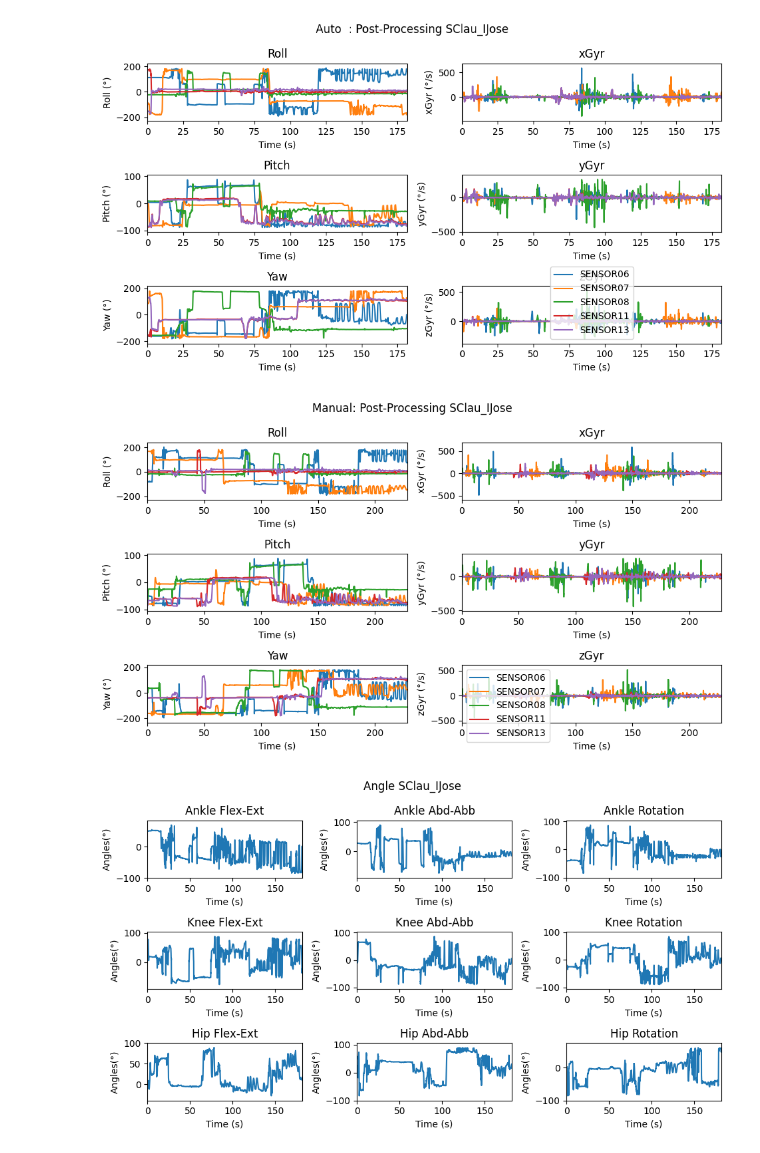
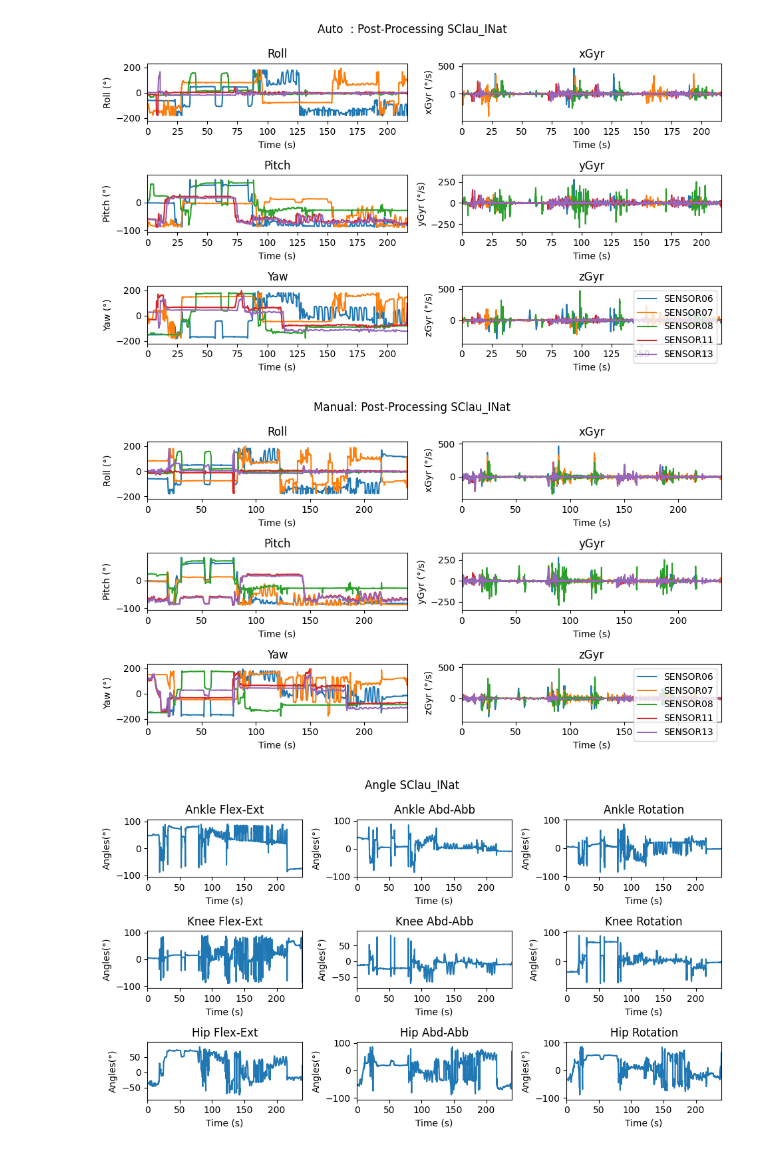
Before and after one commit to TEC-CIMB/SAM-Processing, a Jupyter notebook: Manual_Sync.ipynb, the cells around one changed output. Cells and saved outputs as stored; diff of their text form; code cells hidden in the pictures.

```diff
--- a/Manual_Sync.ipynb
+++ b/Manual_Sync.ipynb
@@ -4,8 +4,8 @@ from Load_Files import Load_Files
 from Processing import Change_Range, Plot_Data, Resample, Same_size, Set_Data, Syncronize,timeMove, Plot_Ang
 import copy
 # %%
-test= 'SClau_IJose'
-dia = 'Dia_2'
+test= 'SClau_INat'
+dia = 'Dia_1'
 leg= 'r'
 dir= "./2022_10_18/"+dia+'/'+test+'/'
 
@@ -23,23 +23,14 @@ data_m = copy.deepcopy(data)
 
 data_a= Syncronize(data)
 n = list(data_m.keys())
-#if test == 'SJose_IClau':
-if test == 'IClau_SJose':
-    if dia == 'Dia_1':
-        #syn= [-117.9,-111.385,0,-100.577,-36.335] # 1 SJose_IClau
-        syn= [-9,  -6.5, -12,  0, -1.5] # 1 SClau_IJose
-    if dia == 'Dia_2':
-        #syn= [-14,-20,-23,-6,0] # 2 SJose_IClau
-        syn= [-73, -69.6, -75.8, 0, -2.5] # 2 SClau_IJose
-#if test == 'SJose_INat':
-if test == 'IClau_SNat':
-    if dia == 'Dia_1':
-        #syn= [-117.9,-111.385,0,-100.577,-36.335] # 1 SJose_INat
-        syn= [-15, -10, -18.5, 0, -2] # 1 SClau_INat
-    if dia == 'Dia_2':
-        #syn= [0,-18.63,-6.595,-24.6,-22.67] # 2 SJose_INat
-        syn= [-8.3, -5.1, -14, 0, -0.8] # 2 SClau_INat
-
+s_i= {
+    'SJose_IClau':[[-117.9,-111.385,0,-100.577,-36.335],[-14,-20,-23,-6,0]],
+    'SJose_INat' :[[-117.9,-111.385,0,-100.577,-36.335],[0,-18.63,-6.595,-24.6,-22.67]],
+    'SClau_IJose':[[-66, -64, -69, 0, -1.7],[-73, -69.8, -75.5, 0, -2.3]],
+    'SClau_INat' :[[-76, -71, -79, 0, -2],[-72, -69, -77.5, 0, -1]]
+    }
+if dia == 'Dia_1': syn= s_i[test][0]
+if dia == 'Dia_2': syn= s_i[test][1]
 for i in range(0,len(n)):
     data_m[n[i]]= timeMove(data_m[n[i]],syn[i])
     t= data_m[n[i]]['TimeStamp']
@@ -60,11 +51,11 @@ Plot_Data(data_a,test,'Auto  : Post-Processing')
 Plot_Data(data_m,test,'Manual: Post-Processing')
 
 # Find Angles
-ang_hip= Angles_Hip(data['SENSOR11'], data['SENSOR07'], leg)
-ang_knee= Angles_Knee(data['SENSOR07'], data['SENSOR06'], leg)
-ang_ankle= Angles_Ankle(data['SENSOR06'], data['SENSOR08'], leg)
+ang_hip  = Angles_Hip(data_m['SENSOR11'], data_m['SENSOR07'], leg)
+ang_knee = Angles_Knee(data_m['SENSOR07'], data_m['SENSOR06'], leg)
+ang_ankle= Angles_Ankle(data_m['SENSOR06'], data_m['SENSOR08'], leg)
 
-time= data['SENSOR13']['TimeStamp']
+time= data_m['SENSOR13']['TimeStamp']
 Plot_Ang(test, time, ang_ankle, ang_knee, ang_hip)
 # %% [output]
 A value is trying to be set on a copy of a slice from a DataFrame.
@@ -80,3 +71,3 @@ See the caveats in the documentation: https://pandas.pydata.org/pandas-docs/stab
-[figure, old version]
+[figure, new version]
-[figure, old version]
+[figure, new version]
-[figure, old version]
+[figure, new version]
```
Also changed, not shown: parts of 1 cell of this notebook.
